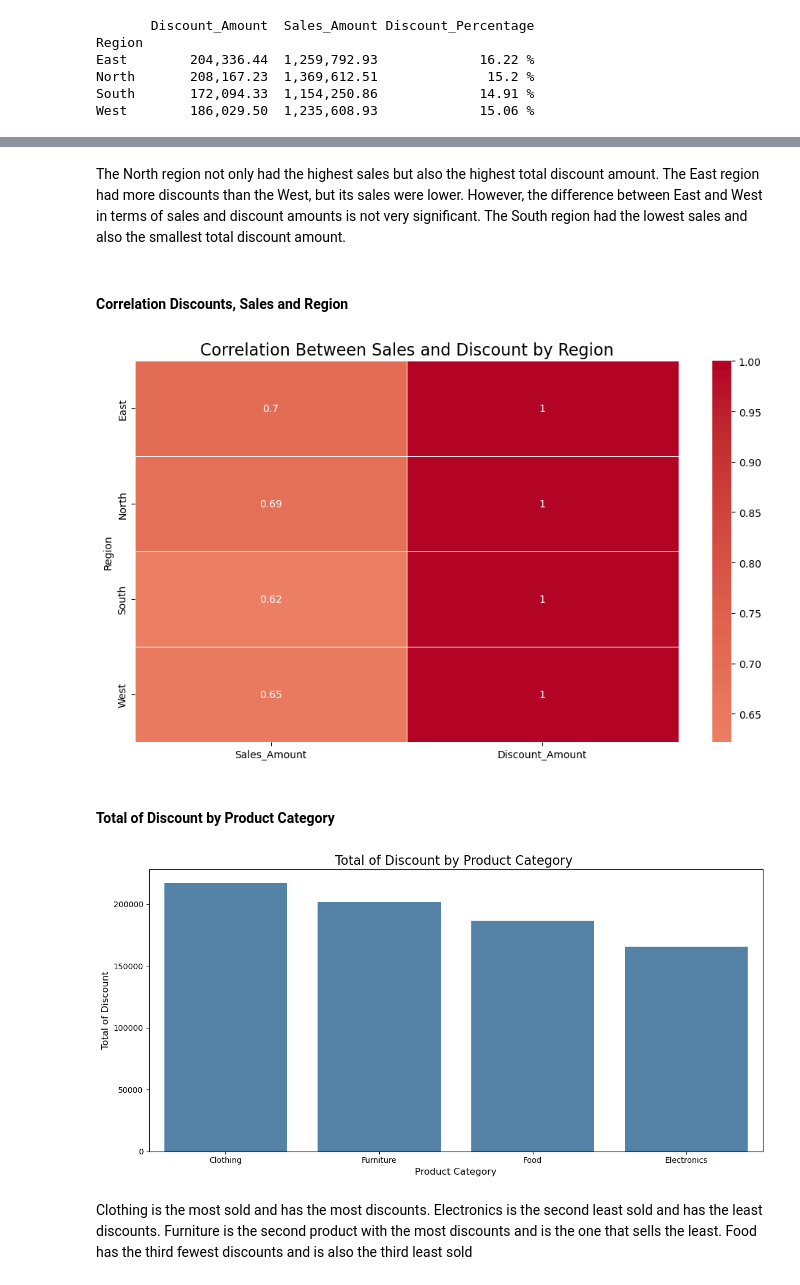
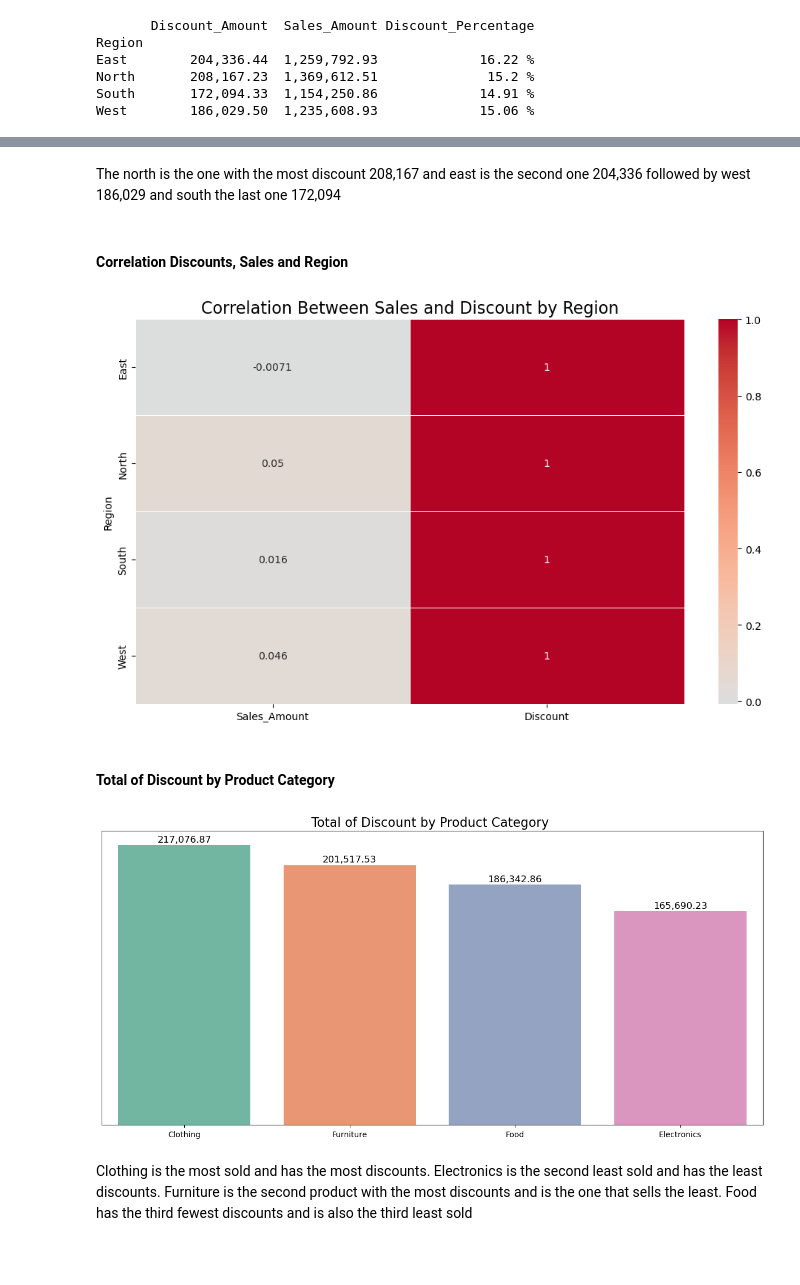
Before and after one commit to isabelrodriguess/Sales-Analytics-And-Predictive-Modeling, a Jupyter notebook: Sales_project.ipynb, the cells around one changed output, grey strips where cells are left out. Cells and saved outputs as stored; diff of their text form; code cells hidden in the pictures; blank space fills up the shorter version.

```diff
--- a/Sales_project.ipynb
+++ b/Sales_project.ipynb
@@ -300,22 +365,21 @@ East's total profit is slightly bigger than the profit margin. North's profit is
 #### Checking The Most Sold Products By Region
 # %%
 products_by_region = data.groupby(['Region', 'Product_Category'])['Quantity_Sold'].sum().unstack()
-print(products_by_region)
-
 regions = products_by_region.index
 
 for region in regions:
-    plt.figure(figsize=(18, 6))
+    plt.figure(figsize=(18, 8))
 
     region_data = products_by_region.loc[region]
 
     region_data = region_data.sort_values(ascending=False)
 
-    sns.barplot(x=region_data.index, y=region_data.values, color="steelblue")
-
+    ax = sns.barplot(x=region_data.index, y=region_data.values, palette="Set2", hue=products_by_region.index)
+    for i, value in enumerate(region_data.values):
+            ax.text(i, value + 0.05, f'{value}', ha='center', va='bottom', fontsize=14, color='black')
+    ax.get_yaxis().set_visible(False)
     plt.title(f'Most Sold Product - Region {region}', fontsize=16)
     plt.xlabel('Product Category', fontsize=12)
-    plt.ylabel('Quantity Sold', fontsize=12)
     plt.xticks(rotation=0)
     plt.show()
 # %% [output]
@@ -373,15 +428,16 @@ West        186,029.50  1,235,608.93             15.06 %
 region_discount_total = data.groupby('Region')['Discount_Amount'].sum()
 region_discount_total = region_discount_total.sort_values(ascending=False)
 
-plt.figure(figsize=(10, 6))
-sns.barplot(x=region_discount_total.index, y=region_discount_total.values, color="steelblue")
-plt.title('Discount By Region', fontsize=16)
+plt.figure(figsize=(14, 8))
+sns.barplot(x=region_discount_total.index, y=region_discount_total.values, palette="Set2", hue=region_discount_total.index)
+plt.title(' Total Discount By Region', fontsize=16)
 plt.xlabel('Region', fontsize=12)
-plt.ylabel('Discount Total', fontsize=12)
 
 for i, v in enumerate(region_discount_total.values):
-    plt.text(i, v + 1000, f'{v:,.2f}', ha='center', va='bottom', fontsize=10, color='black')
+    plt.text(i, v + 1000, f'{v:,.2f}', ha='center', va='bottom', fontsize=12, color='black')
 
+plt.xlabel('')
+plt.yticks([])
 plt.tight_layout()
 plt.show()
 # %% [output]
@@ -389,10 +445,11 @@ plt.show()
-# %% [markdown]
-The North region not only had the highest sales but also the highest total discount amount. The East region had more discounts than the West, but its sales were lower. However, the difference between East and West in terms of sales and discount amounts is not very significant. The South region had the lowest sales and also the smallest total discount amount.
+# %% [markdown]
+The north is the one with the most discount 208,167 and east is the second one 204,336
+followed by west 186,029 and south the last one 172,094
 # %% [markdown]
 #### Correlation Discounts, Sales and Region
 # %%
-region_corr = data.groupby('Region')[['Sales_Amount', 'Discount_Amount']].corr()
-region_corr = region_corr.xs('Discount_Amount', level=1, axis=0)
+region_corr = data.groupby('Region')[['Sales_Amount', 'Discount']].corr()
+region_corr = region_corr.xs('Discount', level=1, axis=0)
 
 plt.figure(figsize=(10, 6))
 sns.heatmap(region_corr, annot=True, cmap='coolwarm', center=0, linewidths=0.5)
@@ -400,22 +457,25 @@ plt.title('Correlation Between Sales and Discount by Region', fontsize=16)
 plt.tight_layout()
 plt.show()
 # %% [output]
-[figure, old version]
+[figure, new version]
 # %% [markdown]
 #### Total of Discount by Product Category
 # %%
 product_discount_total = data.groupby('Product_Category')['Discount_Amount'].sum()
 product_discount_total = product_discount_total.sort_values(ascending=False)
 
 plt.figure(figsize=(12, 6))
-sns.barplot(x=product_discount_total.index, y=product_discount_total.values, color='steelblue')
+sns.barplot(x=product_discount_total.index, y=product_discount_total.values, palette="Set2", hue=product_discount_total.index)
+for i, v in enumerate(product_discount_total.values):
+    plt.text(i, v + 1000, f'{v:,.2f}', ha='center', va='bottom', fontsize=12, color='black')
 plt.title('Total of Discount by Product Category ', fontsize=16)
-plt.xlabel('Product Category', fontsize=12)
-plt.ylabel('Total of Discount', fontsize=12)
+plt.xlabel('')
+plt.ylabel('')
+plt.yticks([])
 plt.tight_layout()
 plt.show()
 # %% [output]
-[figure, old version]
+[figure, new version]
 # %% [markdown]
 Clothing is the most sold and has the most discounts. Electronics is the second least sold and has the least discounts.
 Furniture is the second product with the most discounts and is the one that sells the least.
```
Also changed, not shown: parts of 94 cells of this notebook.
